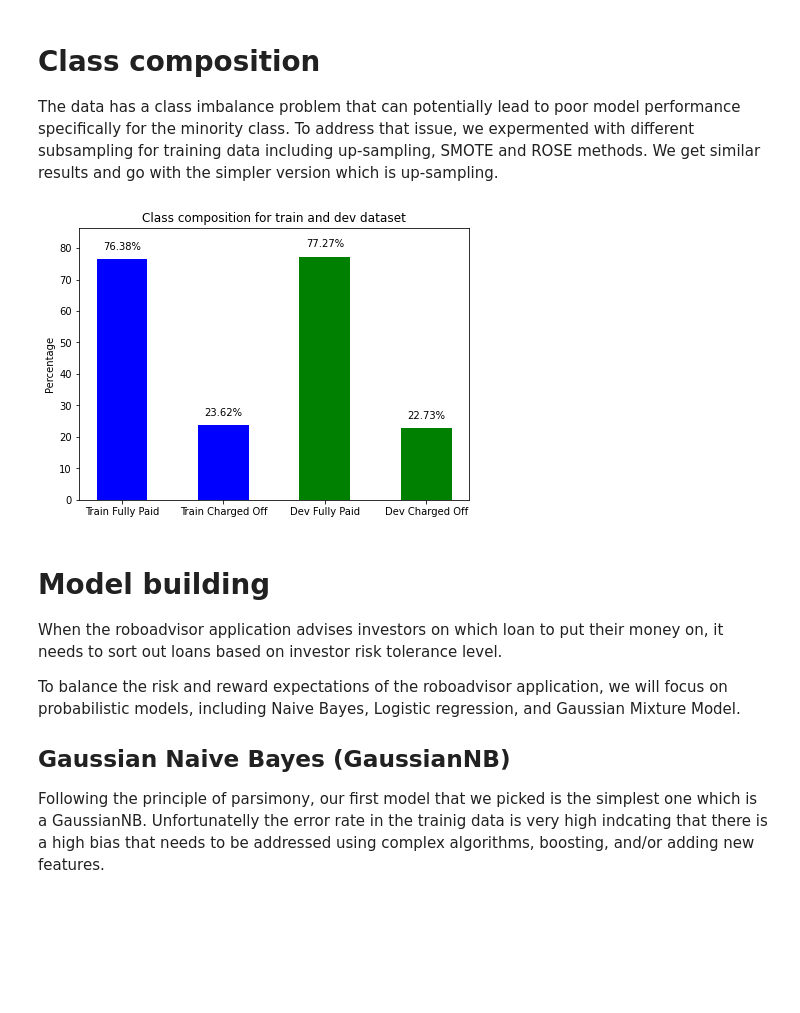
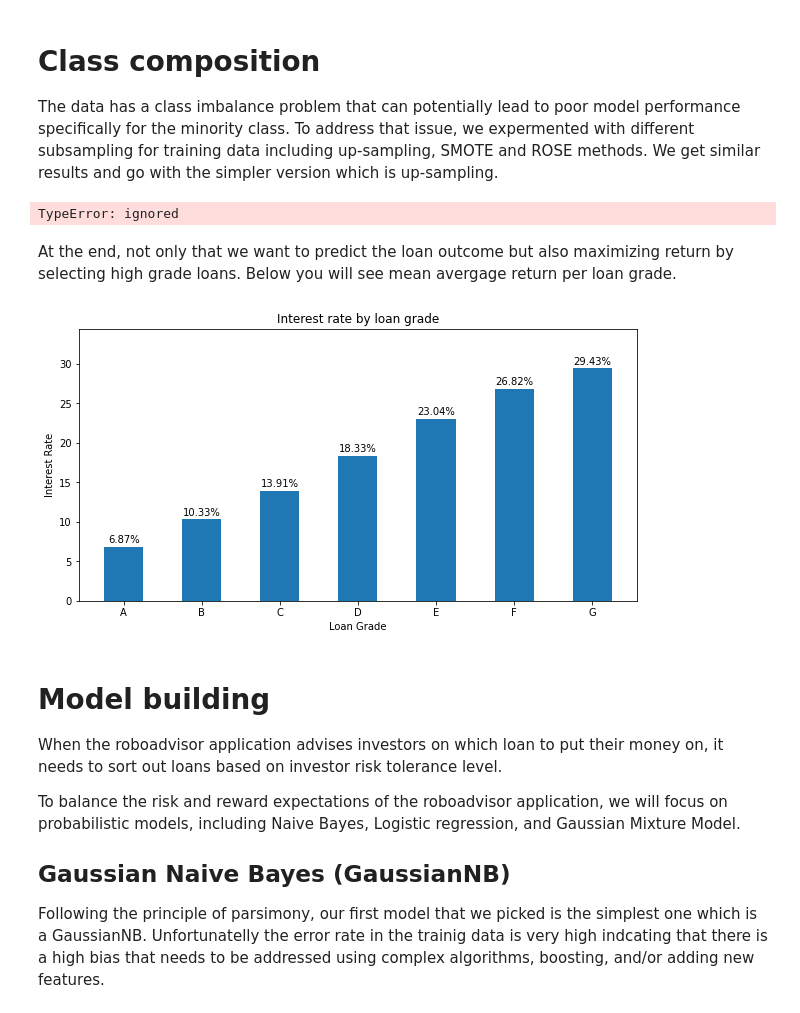
Before and after one commit to hbizunehe/LC-loan-prediction, a Jupyter notebook: 207_final_project.ipynb, the cells around one changed output. Cells and saved outputs as stored; diff of their text form; code cells hidden in the pictures; blank space fills up the shorter version.

```diff
--- a/207_final_project.ipynb
+++ b/207_final_project.ipynb
@@ -202,38 +199,62 @@ train_data[:3]
 # Class composition
 The data has a class imbalance problem that can potentially lead to poor model performance specifically for the minority class. To address that issue, we expermented with different subsampling for training data including up-sampling, SMOTE and ROSE methods. We get similar results and go with the simpler version which is up-sampling.
 # %%
-def show_class_frequencies(train_label, dev_label):
+def show_class_frequencies(train_label):
   """Bar plot to show the composition of classes in the training and dev dataset
   Parameters
   ----------
   train_label : Label data for training dataset
-  dev_label : Label data for dev dataset
   """
   # Generating summary data for each class
   status_count_train = train_label.value_counts()
-  status_count_dev = dev_label.value_counts()
-  plt.rcParams["figure.figsize"] = [7, 5]
+  plt.rcParams["figure.figsize"] = [5, 5]
   fully_paid_train = ((status_count_train[1]/len(train_label))*100)
   charged_off_train = ((status_count_train[0]/len(train_label))*100)
-  fully_paid_dev = ((status_count_dev[1]/len(dev_label))*100)
-  charged_off_dev = ((status_count_dev[0]/len(dev_label))*100)
-  y = [fully_paid_train, charged_off_train, fully_paid_dev, charged_off_dev]
-  x = ['Train Fully Paid', 'Train Charged Off', 'Dev Fully Paid', 'Dev Charged Off']
+  y = [fully_paid_train, charged_off_train]
+  x = ['Fully Paid', 'Charged Off']
 
   fig, ax = plt.subplots()
-  pps = ax.bar(x, y, width=0.5, align='center', color=['b', 'b', 'g', 'g'])
+  pps = ax.bar(x, y, width=0.25, align='center')
   ax.set_ylim([0, fully_paid_train+10])
   # Putting percentage value on top of each bar
   for p in pps:
     y = p.get_height()
     ax.text(x=p.get_x()+p.get_width()/2, y=y+3, s="{:.2f}%".format(y), ha='center')
-  ax.set_title("Class composition for train and dev dataset")
+  ax.set_title("Outcome class composition for training dataset")
   ax.set_ylabel("Percentage")
   plt.show()
 
 show_class_frequencies(train_label, dev_label)
 # %% [output]
-[figure, removed]
+TypeError: ignored
+# %% [markdown]
+At the end, not only that we want to predict the loan outcome but also maximizing return by selecting high grade loans. Below you will see mean avergage return per loan grade.
+# %%
+def show_return_by_grade():
+  """Bar plot to show loan average mean return by grade"""
+  # Generating summary data for each grade
+  return_by_grade, _, _ = split_data(df_clean)
+  return_by_grade= return_by_grade[['grade','int_rate']]
+  grouped_df = return_by_grade.groupby("grade")
+  grouped_df = grouped_df.mean()
+  grouped_df = grouped_df.reset_index()
+  # Plotting interest rate bar chart for each loan grade
+  plt.rcParams["figure.figsize"] = [10, 5]
+  fig, ax = plt.subplots()
+  pps = ax.bar(grouped_df['grade'], grouped_df['int_rate'], width=0.5, align='center')
+  ax.set_ylim([0, grouped_df['int_rate'].max()+5])
+  # Putting percentage value on top of each bar
+  for p in pps:
+    y = p.get_height()
+    ax.text(x=p.get_x()+p.get_width()/2, y=y+0.5, s="{:.2f}%".format(y), ha='center')
+  ax.set_title("Interest rate by loan grade")
+  ax.set_ylabel("Interest Rate")
+  ax.set_xlabel("Loan Grade")
+  plt.show()
+
+show_return_by_grade()
+# %% [output]
+[figure, added]
 # %% [markdown]
 # Model building
 When the roboadvisor application advises investors on which loan to put their money on, it needs to sort out loans based on investor risk tolerance level.
```
Also changed, not shown: parts of 19 cells of this notebook, 1 other file.
